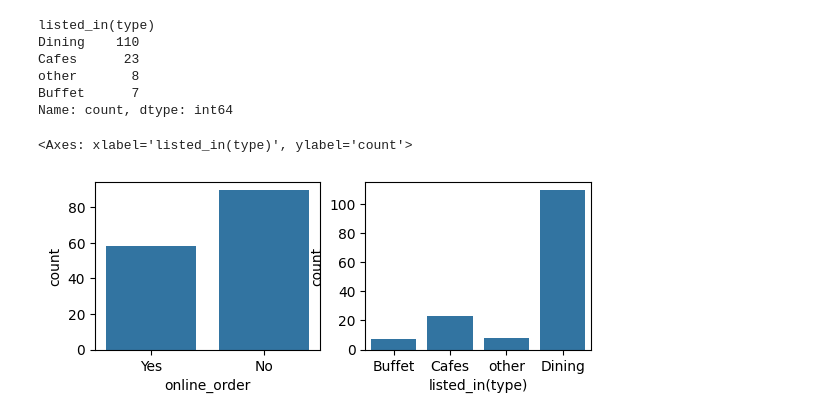
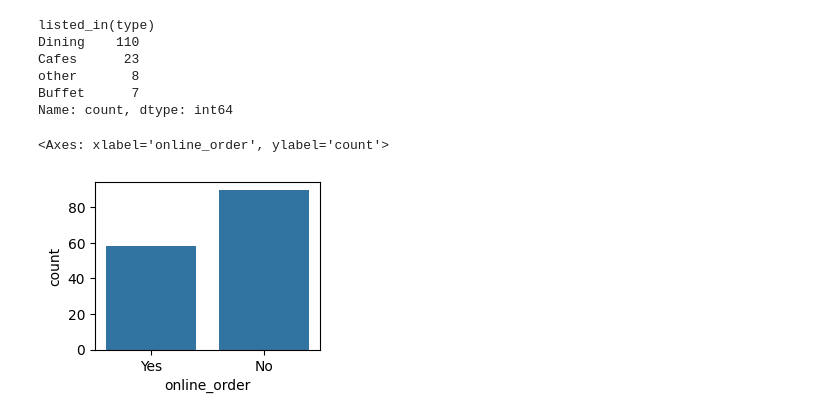
Before and after one commit to arpit-purohit01/Zomato, a Jupyter notebook: Data Processing/zomato.ipynb, the cells around one changed output. Saved outputs shown, nothing was run; the diff lists cells and outputs as text; code cells hidden in the pictures.

```diff
--- a/Data Processing/zomato.ipynb
+++ b/Data Processing/zomato.ipynb
@@ -81,8 +79,6 @@ Name: count, dtype: int64
 # %%
 plt.subplot(2,2,1)
 sns.countplot(x = data['online_order'])
-plt.subplot(2,2,2)
-sns.countplot(x = data['listed_in(type)'])
 # %% [output]
-<Axes: xlabel='listed_in(type)', ylabel='count'>
+<Axes: xlabel='online_order', ylabel='count'>
-[figure, old version]
+[figure, new version]
```
Also changed, not shown: parts of 17 cells of this notebook.
